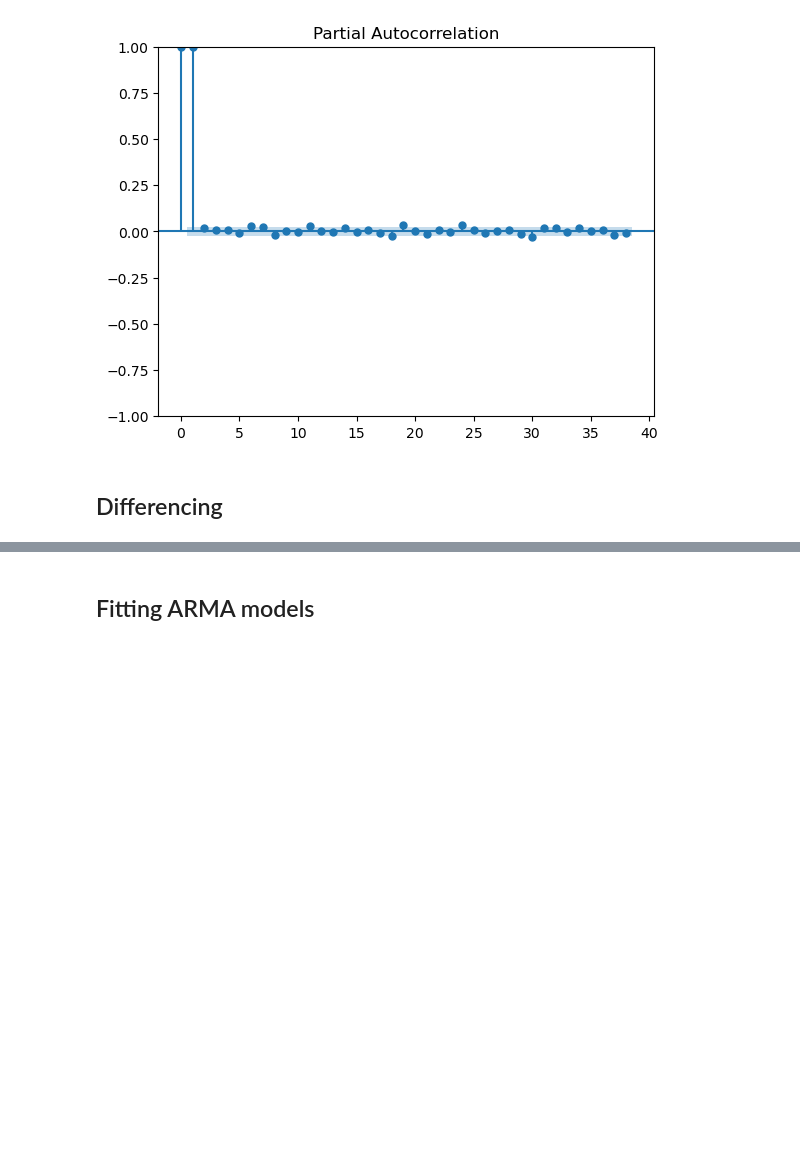
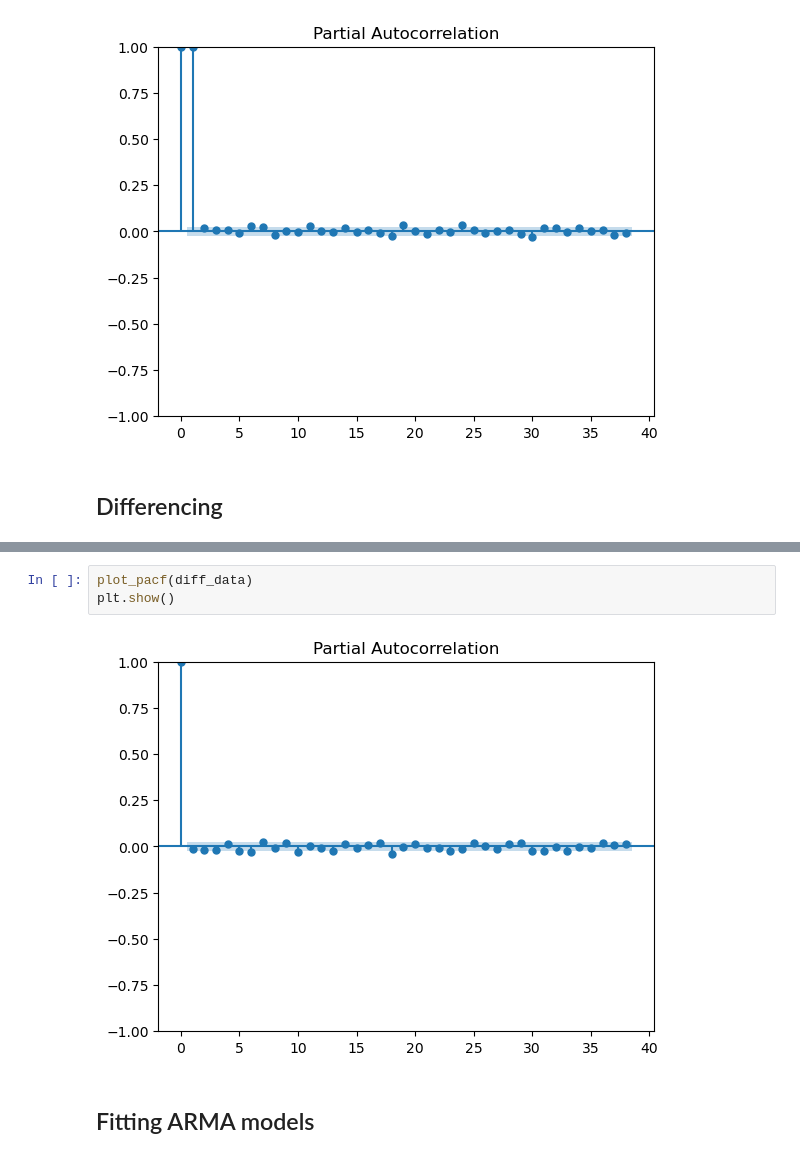
Before and after one commit to XindiLiu/TS_Project, a Jupyter notebook: partB.ipynb, the cells around one changed output, grey strips where cells are left out. Saved outputs shown, nothing was run; the diff lists cells and outputs as text; blank space fills up the shorter version.

```diff
--- a/partB.ipynb
+++ b/partB.ipynb
@@ -182,2 +185,7 @@ look-up table. The actual p-value is greater than the p-value returned.
+# %%
+plot_pacf(diff_data)
+plt.show()
+# %% [output]
+[figure, added]
 # %% [markdown]
 ## Fitting ARMA models
```
Also changed, not shown: parts of 11 cells of this notebook.
